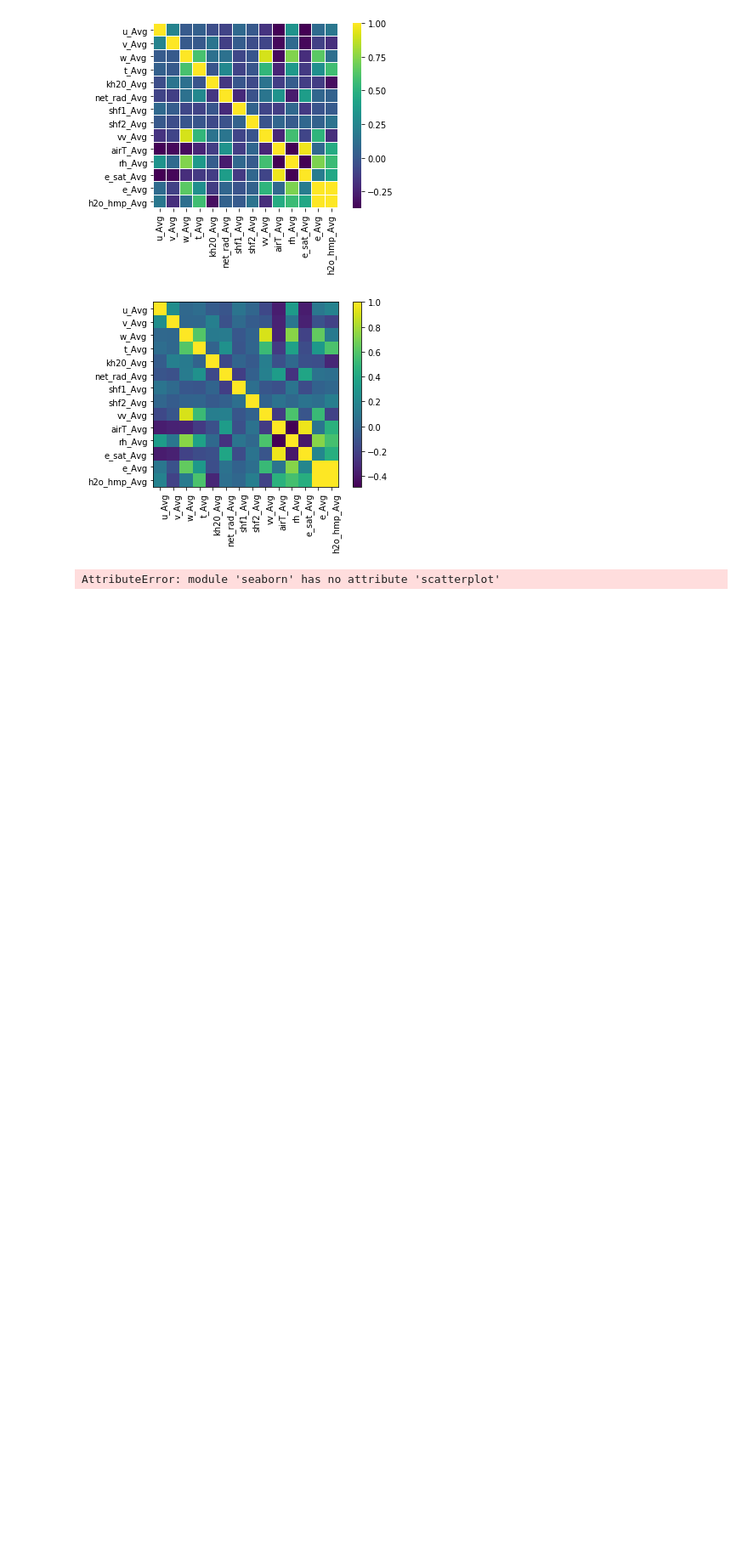
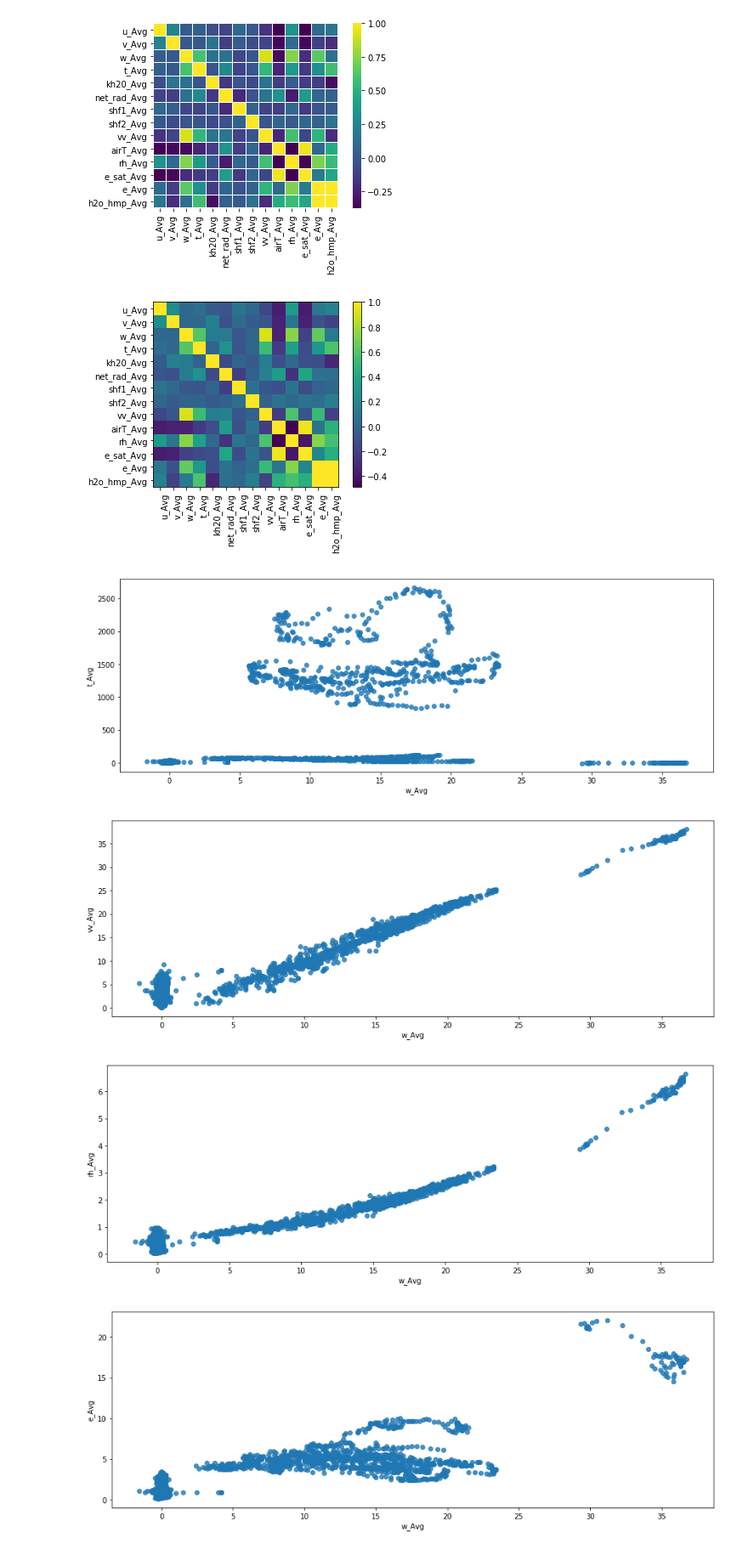
Before and after one commit to Askleth/Archivero, a Jupyter notebook: Actividad_7/Act7.ipynb, the cells around one changed output. Shown at 85% size. Cells and saved outputs as stored; diff of their text form; code cells hidden in the pictures; blank space fills up the shorter version.

```diff
--- a/Actividad_7/Act7.ipynb
+++ b/Actividad_7/Act7.ipynb
@@ -177,9 +177,15 @@ for i in corr.index:
     for j in corr.index:
         if(abs(corr[i][j]) > 0.6 and i != j):
             Cols.append([i,j])
-# %%
-sb_plot = sb.scatterplot(x=df['w_Avg'],y=df['vv_Avg'])
-fig = sb_plot.get_figure()
-fig.savefig("corr1",plt=2000)
-# %% [output]
-AttributeError: module 'seaborn' has no attribute 'scatterplot'
+# %%
+for i in range(0,len(Cols)):
+    plt.figure(figsize=(15,5))
+    sb_plot = sb.regplot(x = df[Cols[i][0]], y = df[Cols[i][1]],fit_reg=False)
+    fig = sb_plot.get_figure()
+    fig.savefig(fname = Cols[i][0] + " vs " + Cols[i][1] ,plt=2000)
+    plt.show()
+# %% [output]
+[figure, added]
+[figure, added]
+[figure, added]
+[figure, added]
```
Also changed, not shown: parts of 2 cells of this notebook, 14 other files.
